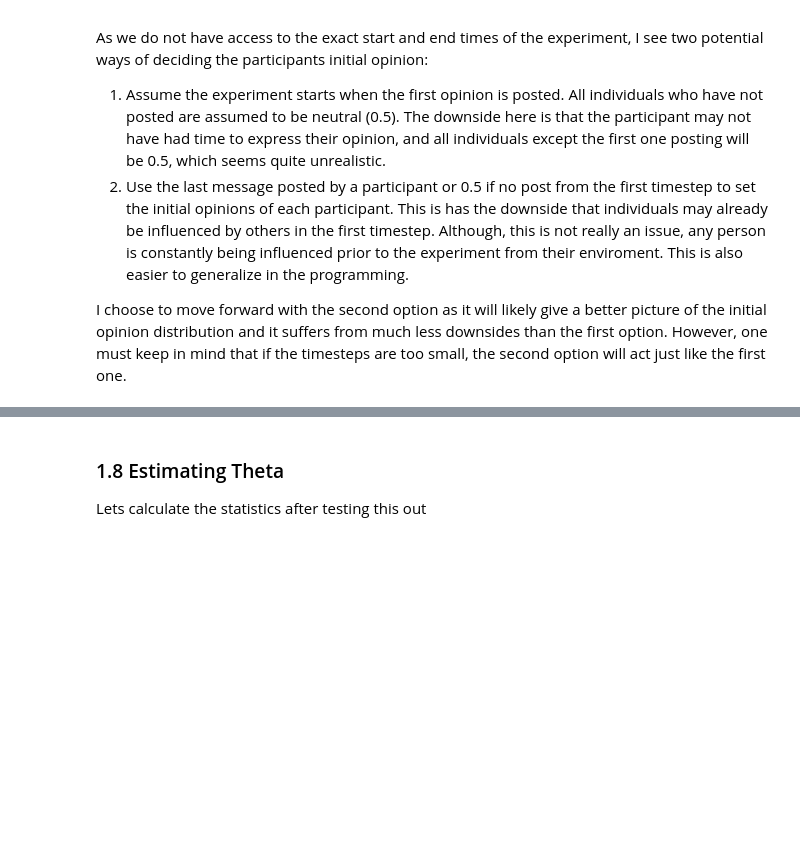
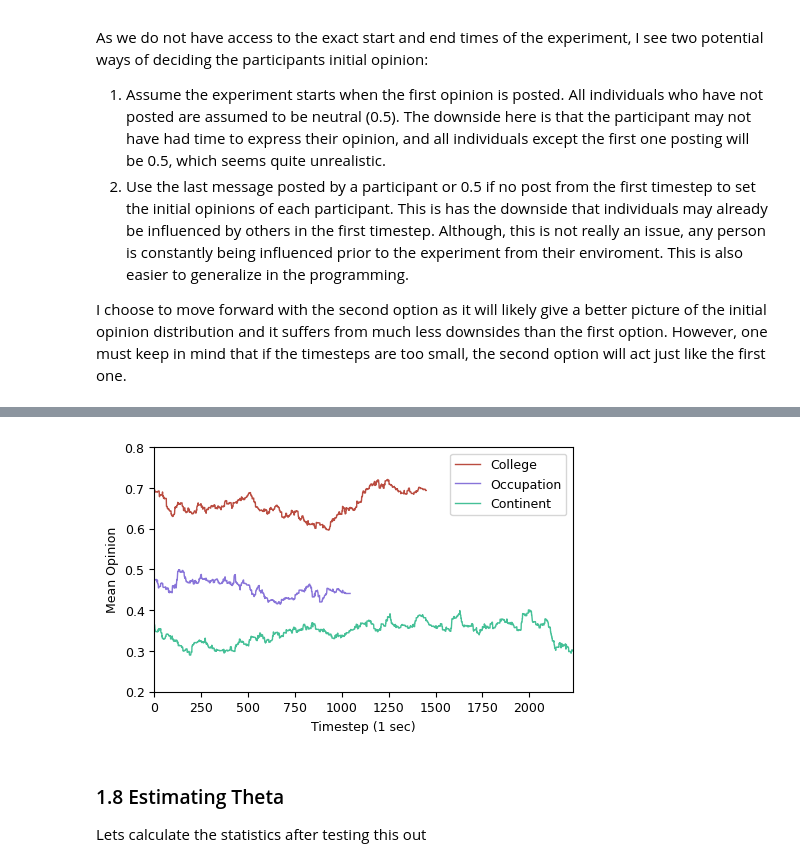
Before and after one commit to J0HNN7G/politic-polar-epsrc, a Jupyter notebook: exploration.ipynb, the cells around one changed output, grey strips where cells are left out. Drawn from its saved outputs; the diff is of its cells as text; code cells hidden in the pictures; blank space fills up the shorter version.

```diff
--- a/exploration.ipynb
+++ b/exploration.ipynb
@@ -503,0 +426,15 @@ plt.show()
+# %%
+continent_lim = geqidx(1, continent_prtcn)
+continent_ts = continent_ts[continent_lim:]
+continent_prctn = continent_prtcn[continent_lim:]
+continent_ops = continent_ops[continent_lim:]
+
+college_lim = geqidx(101/102, college_prtcn)
+college_ts = college_ts[college_lim:]
+college_prctn = college_prtcn[college_lim:]
+college_ops = college_ops[college_lim:]
+
+occupation_lim = geqidx(101/102, occupation_prtcn)
+occupation_ts = occupation_ts[occupation_lim:]
+occupation_prctn = occupation_prtcn[occupation_lim:]
+occupation_ops = occupation_ops[occupation_lim:]
@@ -503,0 +512,17 @@ plt.show()
+# %%
+fig, ax = plt.subplots(1, 1, figsize=set_size(subplots=(1, 1), height = latex_width * 0.6))
+
+ax.plot(college_ops_means, linewidth=1, color=colors[0], label='College')
+ax.plot(occupation_ops_means, linewidth=1.0,color=colors[4], label='Occupation')
+ax.plot(continent_ops_means, linewidth=1.0,color=colors[1], label='Continent')
+ax.margins(x=0)
+ax.set_ylim(0.2,0.8)
+ax.set_xlabel(f'Timestep ({reg_timestep} sec)')
+ax.set_ylabel('Mean Opinion')
+ax.legend()
+
+
+#plt.savefig('social_opinion_all_means.pdf', format='pdf', bbox_inches='tight')
+plt.show()
+# %% [output]
+[figure, added]
```
Also changed, not shown: parts of 26 cells of this notebook.
